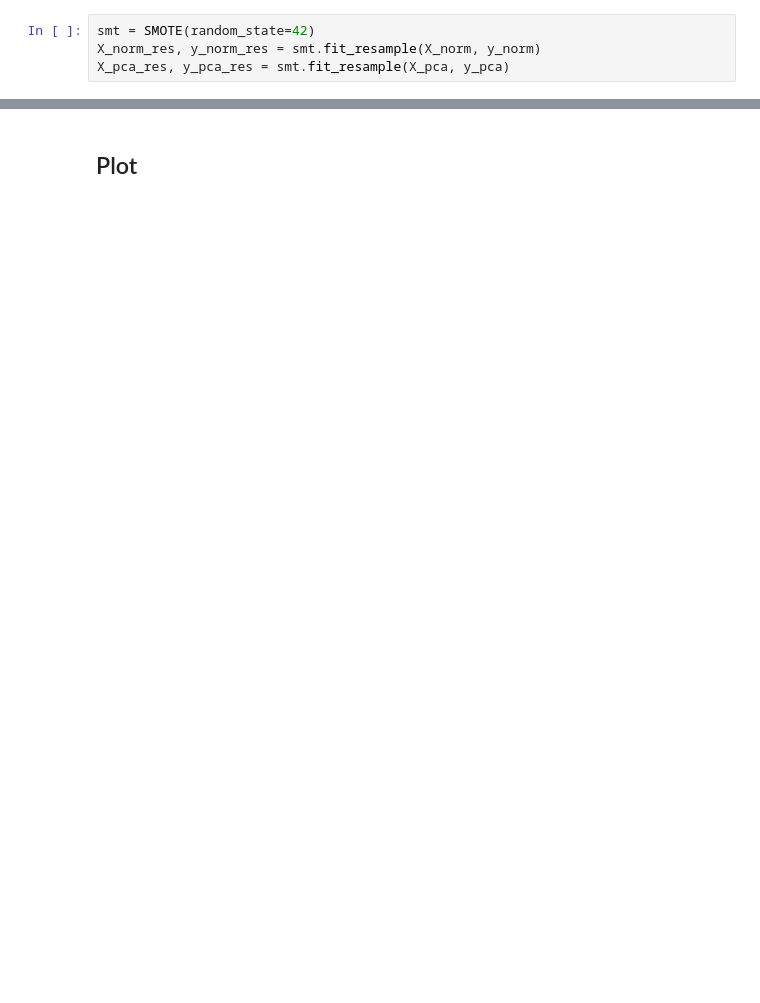
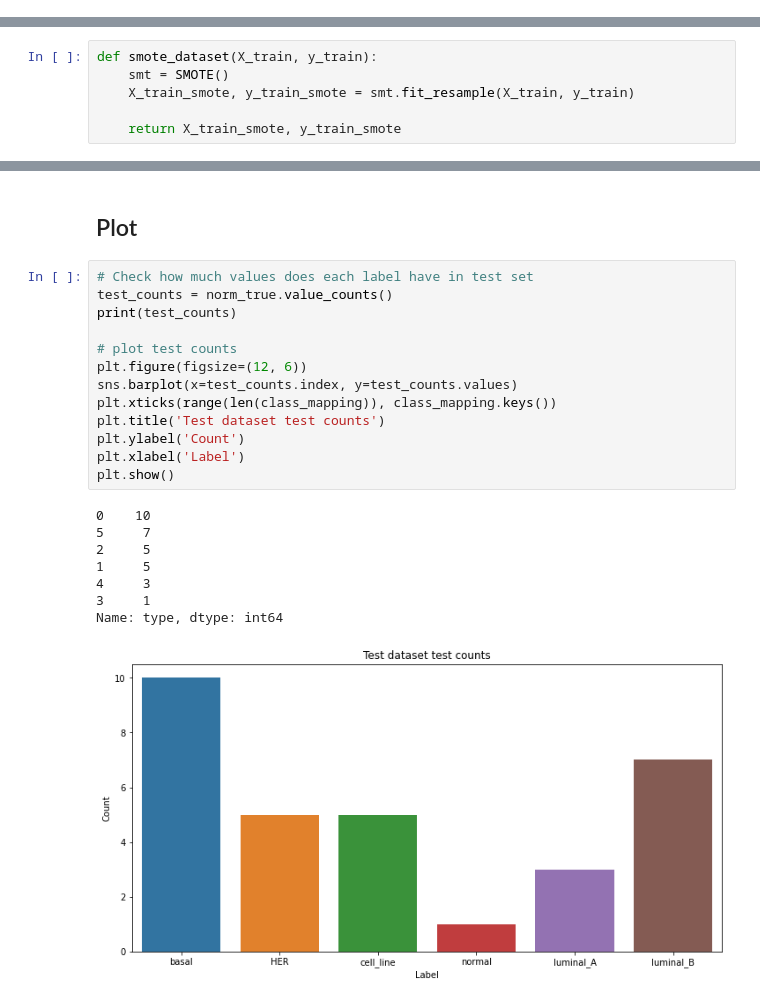
Before and after one commit to MATF-istrazivanje-podataka-1/2023_Data_Mining_Breast_cancer_Dataset, a Jupyter notebook: models/classification/KNN.ipynb, the cells around one changed output, grey strips where cells are left out. Saved outputs shown, nothing was run; the diff lists cells and outputs as text; blank space fills up the shorter version.

```diff
--- a/models/classification/KNN.ipynb
+++ b/models/classification/KNN.ipynb
@@ -27,4 +30,0 @@ y_pca = df_pca.type
-# %%
-smt = SMOTE(random_state=42)
-X_norm_res, y_norm_res = smt.fit_resample(X_norm, y_norm)
-X_pca_res, y_pca_res = smt.fit_resample(X_pca, y_pca)
@@ -31,3 +44,9 @@ X_pca_res, y_pca_res = smt.fit_resample(X_pca, y_pca)
+# %%
+def smote_dataset(X_train, y_train):
+    smt = SMOTE()
+    X_train_smote, y_train_smote = smt.fit_resample(X_train, y_train)
+
+    return X_train_smote, y_train_smote
 # %% [markdown]
 ## Train
 # %%
@@ -115,4 +231,26 @@ F1 Score of PCA oversampled dataset:  0.96
 # %% [markdown]
 ## Plot
+# %%
+# Check how much values does each label have in test set
+test_counts = norm_true.value_counts()
+print(test_counts)
+
+# plot test counts
+plt.figure(figsize=(12, 6))
+sns.barplot(x=test_counts.index, y=test_counts.values)
+plt.xticks(range(len(class_mapping)), class_mapping.keys())
+plt.title('Test dataset test counts')
+plt.ylabel('Count')
+plt.xlabel('Label')
+plt.show()
+# %% [output]
+0    10
+5     7
+2     5
+1     5
+4     3
+3     1
+Name: type, dtype: int64
+[figure, added]
 # %%
 # Plot accuracy
```
Also changed, not shown: parts of 33 cells of this notebook, 19 other files.
